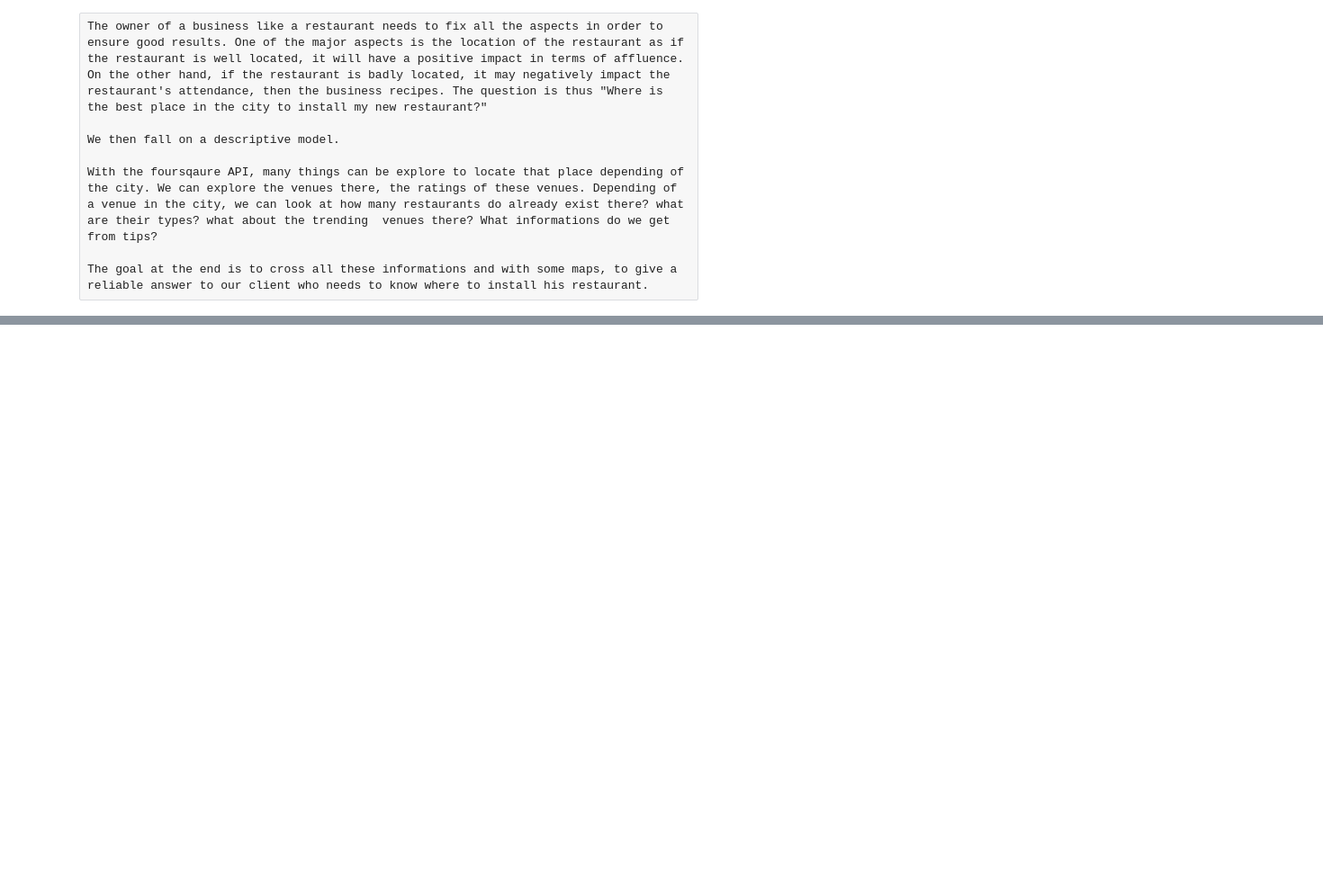
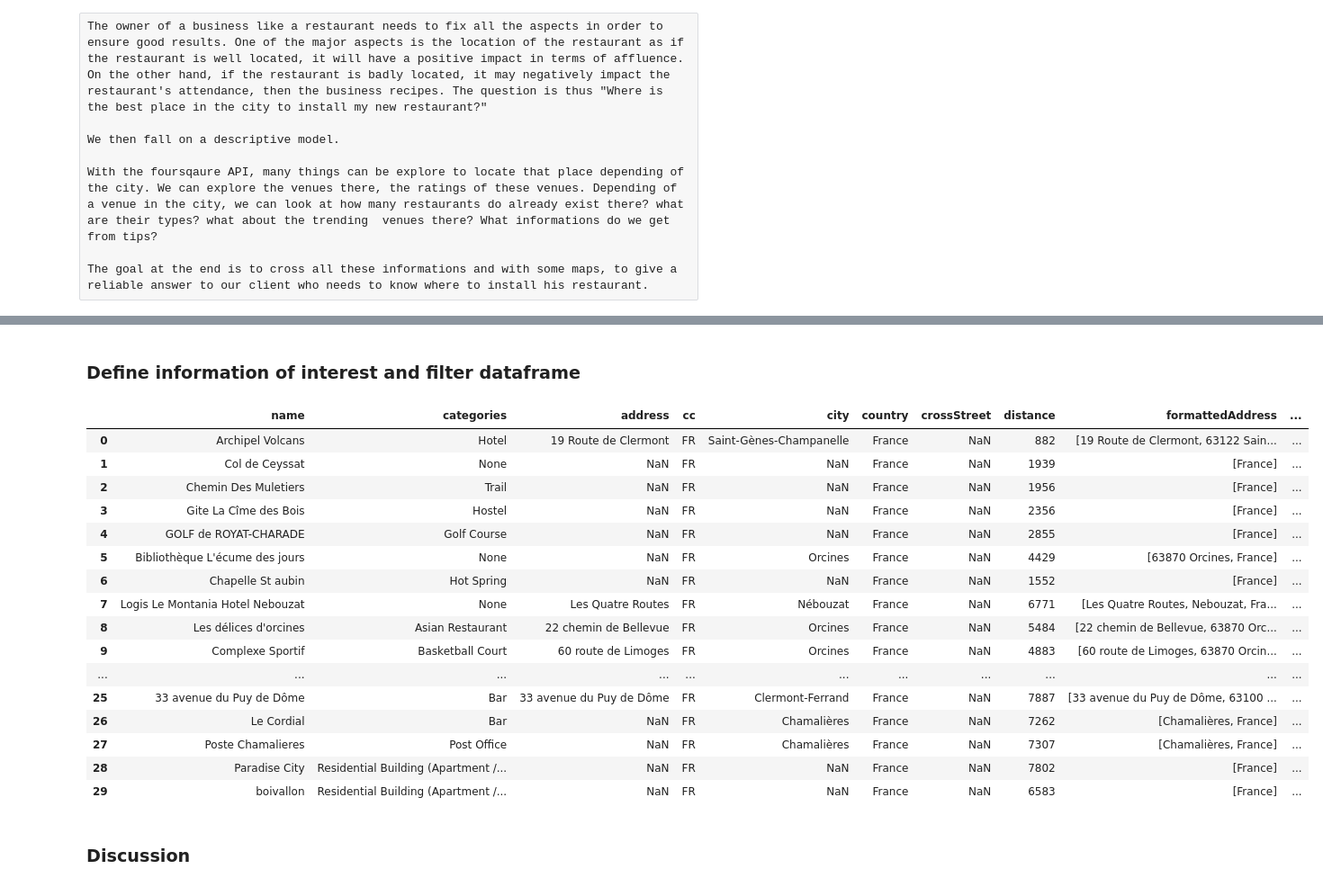
Before and after one commit to NinaBekono/Coursera_Capstone, a Jupyter notebook: Final_Report.ipynb, the cells around one changed output, grey strips where cells are left out. Shown: that part at 90% size. Saved outputs shown, nothing was run; the diff lists cells and outputs as text; code cells hidden in the pictures; blank space fills up the shorter version.

```diff
--- a/Final_Report.ipynb
+++ b/Final_Report.ipynb
@@ -14,0 +92,6 @@ The goal at the end is to cross all these informations and with some maps, to gi
+# %%
+#search_query = 'Italian'
+radius = 500
+#url = 'https://api.foursquare.com/v2/venues/search?client_id={}&client_secret={}&ll={},{}&v={}&query={}&radius={}&limit={}'.format(CLIENT_ID, CLIENT_SECRET, latitude, longitude, VERSION, search_query, radius, LIMIT)
+url = 'https://api.foursquare.com/v2/venues/search?client_id={}&client_secret={}&ll={},{}&v={}&radius={}&limit={}'.format(CLIENT_ID, CLIENT_SECRET, latitude, longitude, VERSION, radius, LIMIT)
+url
@@ -14,0 +102,3 @@ The goal at the end is to cross all these informations and with some maps, to gi
+# %%
+results = requests.get(url).json()
+results
@@ -14,0 +125,7 @@ The goal at the end is to cross all these informations and with some maps, to gi
+# %%
+# assign relevant part of JSON to venues
+venues = results['response']['venues']
+
+# tranform venues into a dataframe
+dataframe = json_normalize(venues)
+dataframe.head()
@@ -14,0 +139,46 @@ The goal at the end is to cross all these informations and with some maps, to gi
+# %% [markdown]
+### Define information of interest and filter dataframe
+# %%
+# keep only columns that include venue name, and anything that is associated with location
+filtered_columns = ['name', 'categories'] + [col for col in dataframe.columns if col.startswith('location.')] + ['id']
+dataframe_filtered = dataframe.loc[:, filtered_columns]
+
+# function that extracts the category of the venue
+def get_category_type(row):
+    try:
+        categories_list = row['categories']
+    except:
+        categories_list = row['venue.categories']
+
+    if len(categories_list) == 0:
+        return None
+    else:
+        return categories_list[0]['name']
+
+# filter the category for each row
+dataframe_filtered['categories'] = dataframe_filtered.apply(get_category_type, axis=1)
+
+# clean column names by keeping only last term
+dataframe_filtered.columns = [column.split('.')[-1] for column in dataframe_filtered.columns]
+
+dataframe_filtered
+# %% [output]
+|  | name | categories | address | cc | city | country | crossStreet | distance | formattedAddress | ... |
+| 0 | Archipel Volcans | Hotel | 19 Route de Clermont | FR | Saint-Gènes-Champanelle | France | NaN | 882 | [19 Route de Clermont, 63122 Sain... | ... |
+| 1 | Col de Ceyssat | None | NaN | FR | NaN | France | NaN | 1939 | [France] | ... |
+| 2 | Chemin Des Muletiers | Trail | NaN | FR | NaN | France | NaN | 1956 | [France] | ... |
+| 3 | Gite La Cîme des Bois | Hostel | NaN | FR | NaN | France | NaN | 2356 | [France] | ... |
+| 4 | GOLF de ROYAT-CHARADE | Golf Course | NaN | FR | NaN | France | NaN | 2855 | [France] | ... |
+| 5 | Bibliothèque L'écume des jours | None | NaN | FR | Orcines | France | NaN | 4429 | [63870 Orcines, France] | ... |
+| 6 | Chapelle St aubin | Hot Spring | NaN | FR | NaN | France | NaN | 1552 | [France] | ... |
+| 7 | Logis Le Montania Hotel Nebouzat | None | Les Quatre Routes | FR | Nébouzat | France | NaN | 6771 | [Les Quatre Routes, Nebouzat, Fra... | ... |
+| 8 | Les délices d'orcines | Asian Restaurant | 22 chemin de Bellevue | FR | Orcines | France | NaN | 5484 | [22 chemin de Bellevue, 63870 Orc... | ... |
+| 9 | Complexe Sportif | Basketball Court | 60 route de Limoges | FR | Orcines | France | NaN | 4883 | [60 route de Limoges, 63870 Orcin... | ... |
+| ... | ... | ... | ... | ... | ... | ... | ... | ... | ... | ... |
+| 25 | 33 avenue du Puy de Dôme | Bar | 33 avenue du Puy de Dôme | FR | Clermont-Ferrand | France | NaN | 7887 | [33 avenue du Puy de Dôme, 63100 ... | ... |
+| 26 | Le Cordial | Bar | NaN | FR | Chamalières | France | NaN | 7262 | [Chamalières, France] | ... |
+| 27 | Poste Chamalieres | Post Office | NaN | FR | Chamalières | France | NaN | 7307 | [Chamalières, France] | ... |
+| 28 | Paradise City | Residential Building (Apartment /... | NaN | FR | NaN | France | NaN | 7802 | [France] | ... |
+| 29 | boivallon | Residential Building (Apartment /... | NaN | FR | NaN | France | NaN | 6583 | [France] | ... |
+# %% [markdown]
+### Discussion
```
Also changed, not shown: parts of 20 cells of this notebook.
